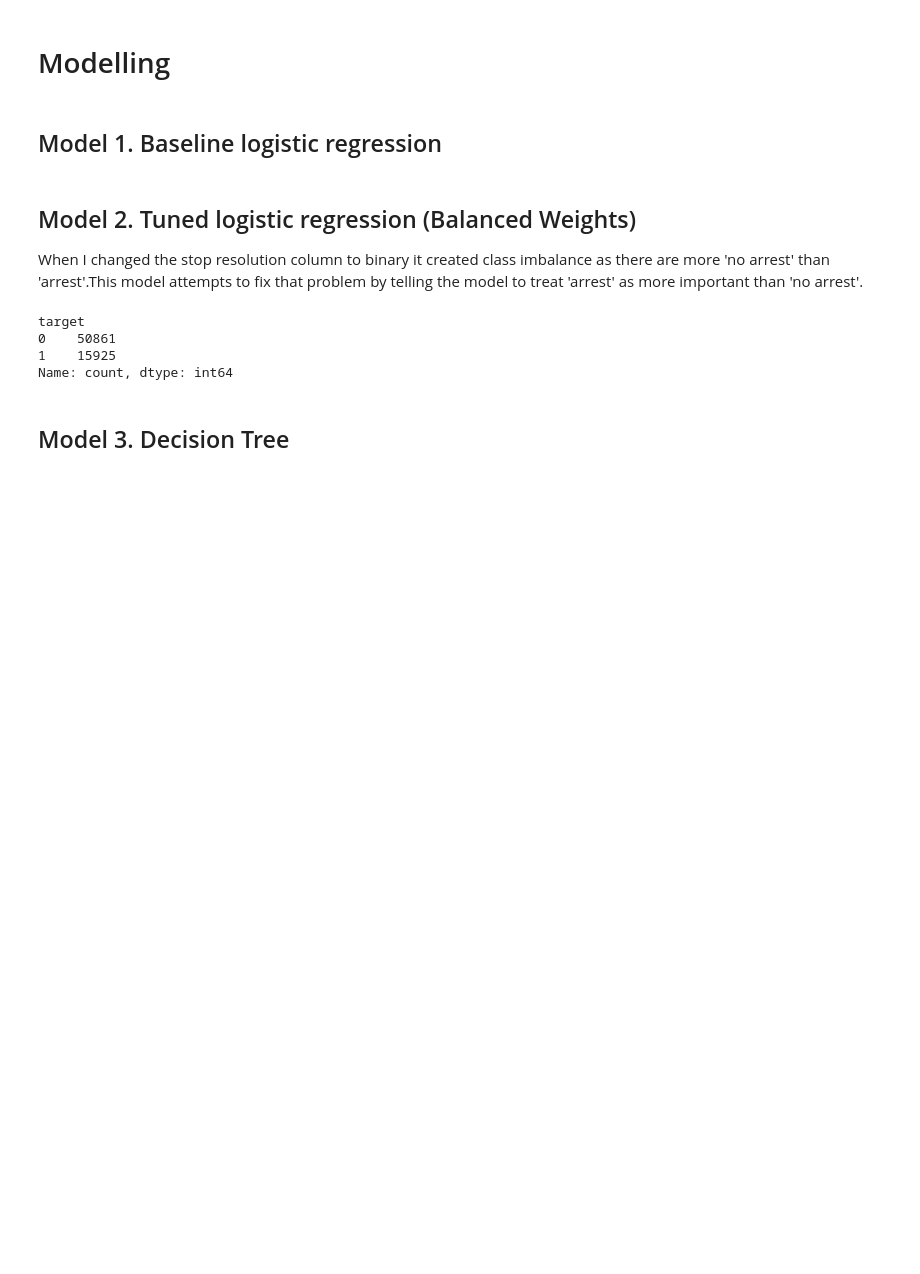
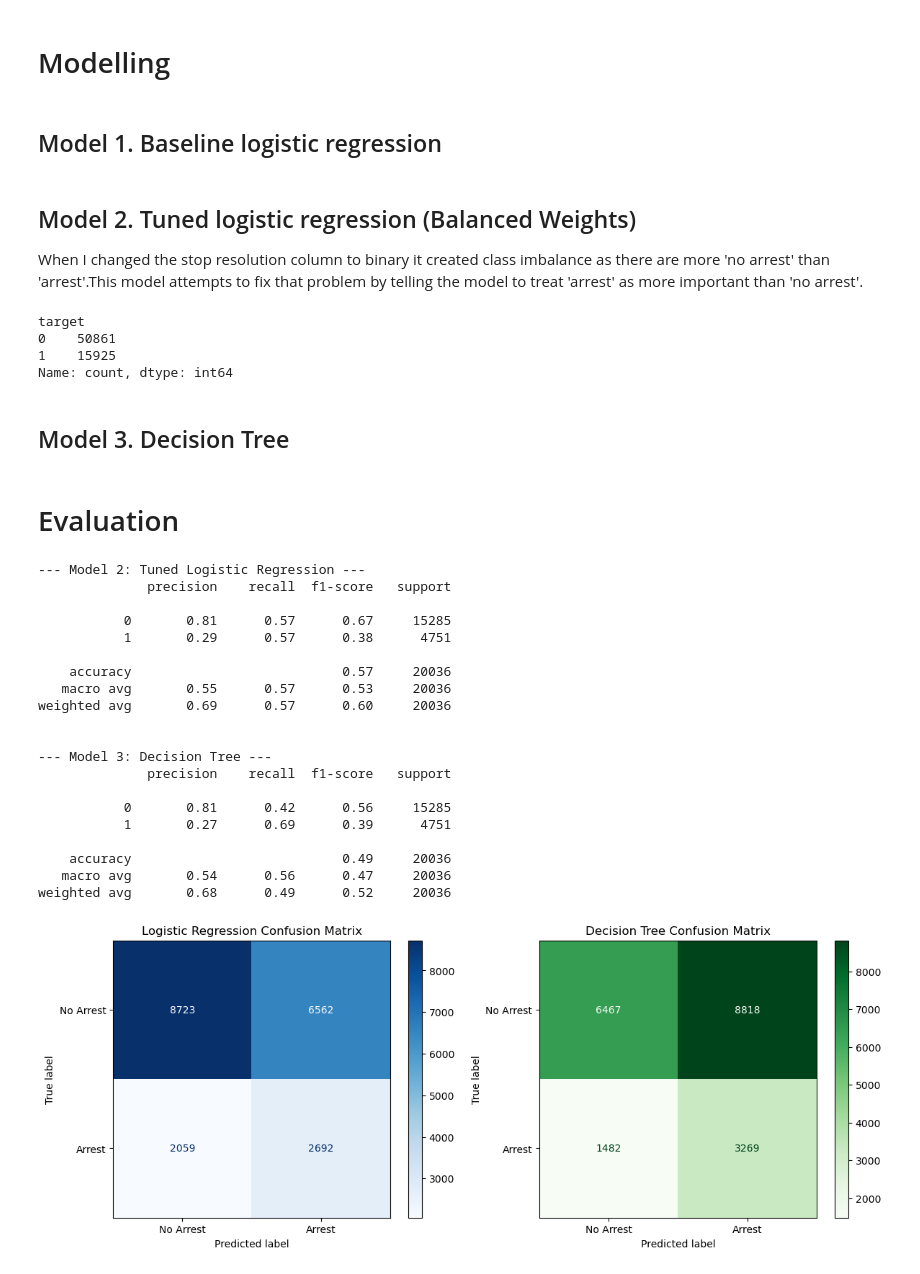
Before and after one commit to JohnThiongo-art/Terry-Traffic-Stops, a Jupyter notebook: traffic.ipynb, the cells around one changed output. Drawn from its saved outputs; the diff is of its cells as text; code cells hidden in the pictures; blank space fills up the shorter version.

Commit message:
evaluation

```diff
--- a/traffic.ipynb
+++ b/traffic.ipynb
@@ -102,7 +101,7 @@ dtypes: float64(1), int64(3), object(19)
 memory usage: 11.7+ MB
 # %%
 # drop unnecessary columns
-cols_to_drop = ['Subject ID','GO / SC Num','Terry Stop ID','Officer ID','Reported Date','Officer Squad','Precinct','Sector','Beat']
+cols_to_drop = ['Subject ID','GO / SC Num','Terry Stop ID','Officer ID','Reported Date','Officer Squad','Precinct','Sector','Beat','Initial Call Type','Final Call Type','Call Type','Arrest Flag','Frisk Flag']
 df = df.drop(columns=cols_to_drop)
 
 # create binary target
@@ -154,8 +148,7 @@ y = df['target']
 
 X_train , X_test ,y_train , y_test = train_test_split(X,y,test_size=0.3,random_state=42)
 # %%
-cat_cols = ['Subject Age Group', 'Officer Gender', 'Officer Race','Subject Perceived Race', 'Subject Perceived Gender',
-            'Initial Call Type', 'Final Call Type', 'Call Type', 'Arrest Flag','Frisk Flag']
+cat_cols = ['Subject Age Group', 'Officer Gender', 'Officer Race','Subject Perceived Race', 'Subject Perceived Gender']
 
 num_col = ['Officer YOB','Stop_Hour']
 
@@ -197,7 +189,7 @@ X_train_final.head()
 # %% [markdown]
 ## Model 1. Baseline logistic regression
 # %%
-logreg_base = LogisticRegression()
+logreg_base = LogisticRegression(max_iter=1000)
 logreg_base.fit(X_train_final,y_train)
 
 X_test_final = pd.DataFrame(X_test_transformed,columns=ohe_colnames)
@@ -215,7 +207,7 @@ target
 Name: count, dtype: int64
 # %%
 # Adding the 'balanced' hyperparameter to handle class imbalance
-logreg_balanced = LogisticRegression( class_weight='balanced')
+logreg_balanced = LogisticRegression(class_weight='balanced',max_iter=1000)
 logreg_balanced.fit(X_train_final, y_train)
 y_pred_bal = logreg_balanced.predict(X_test_final)
 # %% [markdown]
@@ -224,3 +216,55 @@ y_pred_bal = logreg_balanced.predict(X_test_final)
 dt_model = DecisionTreeClassifier(max_depth=5, class_weight='balanced',criterion='entropy')
 dt_model.fit(X_train_final, y_train)
 y_pred_tree = dt_model.predict(X_test_final)
+# %% [markdown]
+# Evaluation
+# %%
+# 1. Classification Reports
+print("--- Model 2: Tuned Logistic Regression ---")
+print(classification_report(y_test, y_pred_bal))
+
+print("\n--- Model 3: Decision Tree ---")
+print(classification_report(y_test, y_pred_tree))
+
+# 2. Plotting Confusion Matrices
+fig, ax = plt.subplots(1, 2, figsize=(14, 5))
+
+# Logistic Regression Matrix
+ConfusionMatrixDisplay.from_predictions(
+    y_test, y_pred_bal,
+    display_labels=["No Arrest", "Arrest"],
+    cmap='Blues', ax=ax[0]
+)
+ax[0].set_title("Logistic Regression Confusion Matrix")
+
+# Decision Tree Matrix
+ConfusionMatrixDisplay.from_predictions(
+    y_test, y_pred_tree,
+    display_labels=["No Arrest", "Arrest"],
+    cmap='Greens', ax=ax[1]
+)
+ax[1].set_title("Decision Tree Confusion Matrix")
+
+plt.show()
+# %% [output]
+--- Model 2: Tuned Logistic Regression ---
+              precision    recall  f1-score   support
+
+           0       0.81      0.57      0.67     15285
+           1       0.29      0.57      0.38      4751
+
+    accuracy                           0.57     20036
+   macro avg       0.55      0.57      0.53     20036
+weighted avg       0.69      0.57      0.60     20036
+
+
+--- Model 3: Decision Tree ---
+              precision    recall  f1-score   support
+
+           0       0.81      0.42      0.56     15285
+           1       0.27      0.69      0.39      4751
+
+    accuracy                           0.49     20036
+   macro avg       0.54      0.56      0.47     20036
+weighted avg       0.68      0.49      0.52     20036
+[figure, added]
```
Also changed, not shown: parts of 5 cells of this notebook.
